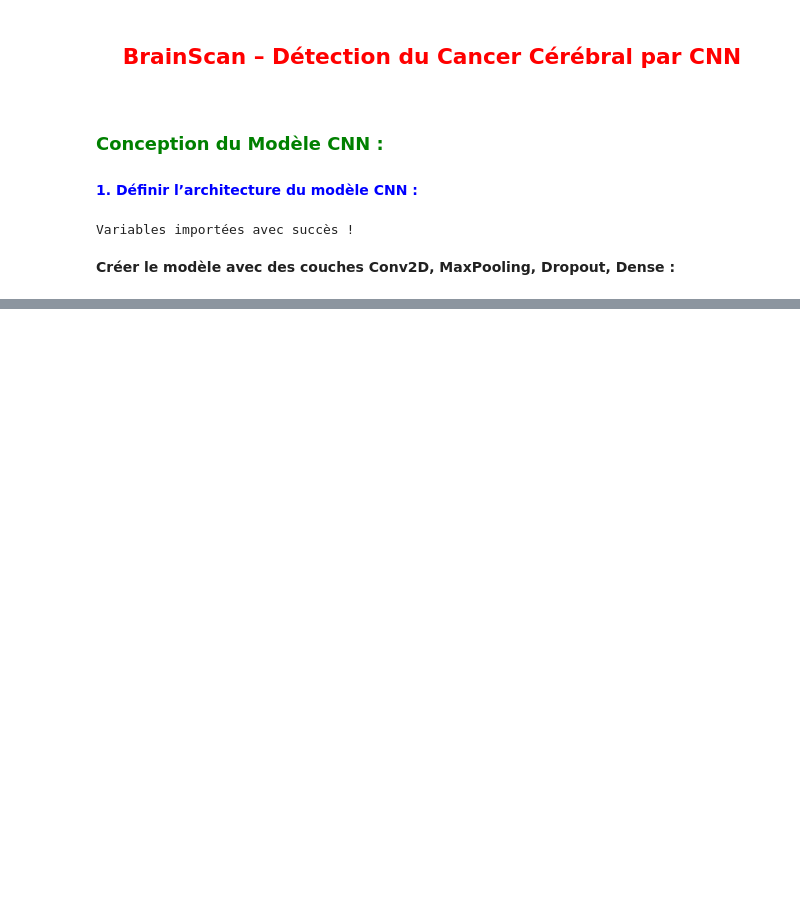
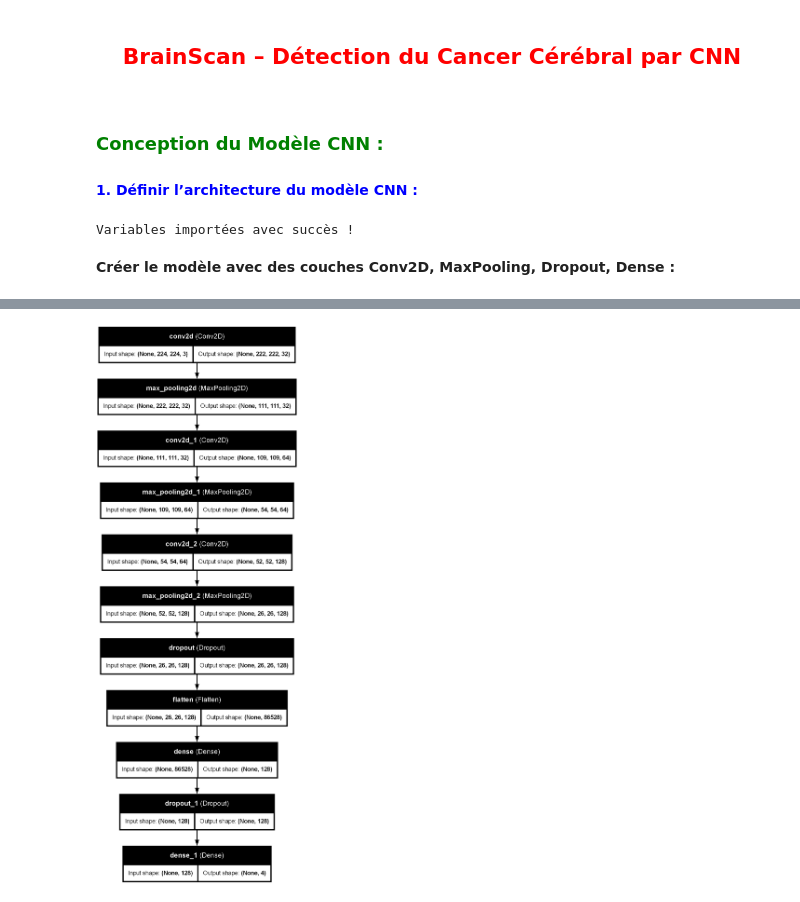
Before and after one commit to ABDELHAFIDAIT/BrainScan, a Jupyter notebook: src/2-conception.ipynb, the cells around one changed output, grey strips where cells are left out. Saved outputs shown, nothing was run; the diff lists cells and outputs as text; code cells hidden in the pictures; blank space fills up the shorter version.

Commit message:
BRAIN-33 Afficher l’architecture du modèle avec model.summary() et plot_model().

```diff
--- a/src/2-conception.ipynb
+++ b/src/2-conception.ipynb
@@ -29,9 +29,12 @@ Variables importées avec succès !
 **Créer le modèle avec des couches Conv2D, MaxPooling, Dropout, Dense :**
 # %%
 
+dim = y_train.shape[1]
+
 model = models.Sequential([
+    Input(shape=(224, 224, 3)),
     # Couche 1 : Convolution + ReLU + MaxPooling
-    layers.Conv2D(32, (3, 3), activation='relu', input_shape=(224, 224, 3)),
+    layers.Conv2D(32, (3, 3), activation='relu'),
     layers.MaxPooling2D((2, 2)),
 
     # Couche 2 : Convolution + ReLU + MaxPooling
@@ -55,5 +58,5 @@ model = models.Sequential([
     layers.Dropout(0.3),
 
     # Couche de sortie (nombre de neurones = nombre de classes)
-    layers.Dense(y_train.shape[1], activation='softmax')  # Softmax pour classification multi-classes
+    layers.Dense(dim, activation='softmax')  # Softmax pour classification multi-classes
 ])
@@ -59,0 +89,11 @@ model = models.Sequential([
+# %%
+from tensorflow.keras.utils import plot_model
+
+plot_model(
+    model,
+    to_file="../cnn_model_architecture.png",
+    show_shapes=True,
+    show_layer_names=True
+)
+# %% [output]
+[figure, added]
```
Also changed, not shown: parts of 3 cells of this notebook, 1 other file.
